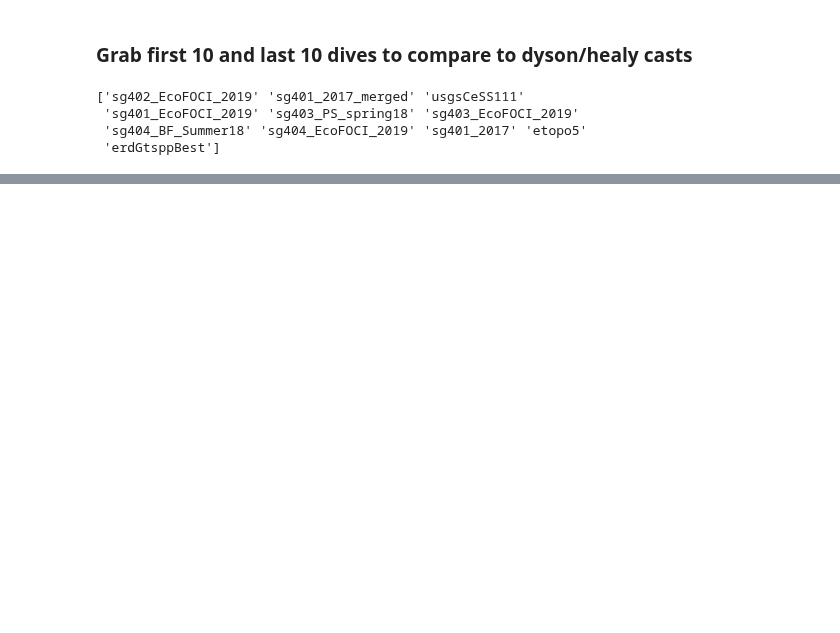
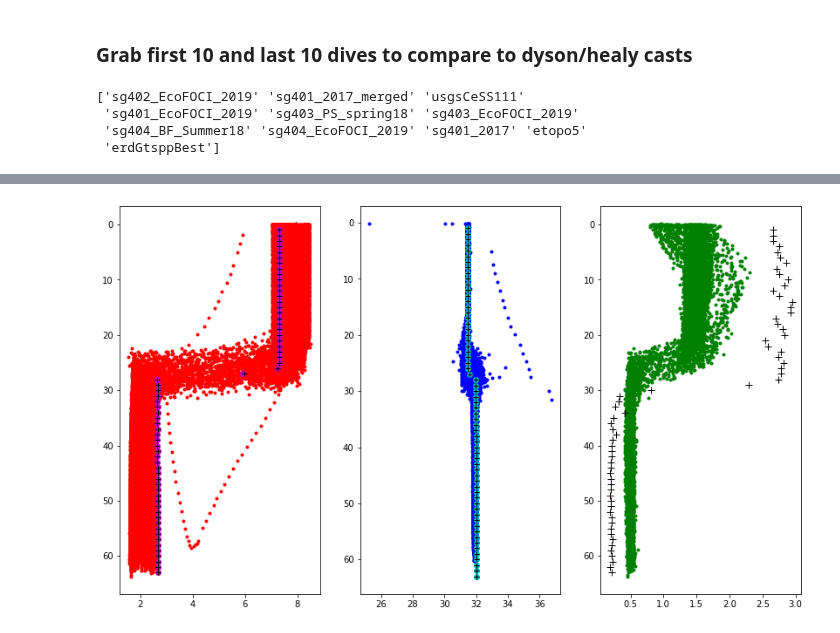
Before and after one commit to NOAA-PMEL/EcoFOCI_Jupyter_Notebooks, a Jupyter notebook: 2020/Ladd2020/2020Ladd_GRL_Reviewers.ipynb, the cells around one changed output, grey strips where cells are left out. Cells and saved outputs as stored; diff of their text form; code cells hidden in the pictures; blank space fills up the shorter version.

```diff
--- a/2020/Ladd2020/2020Ladd_GRL_Reviewers.ipynb
+++ b/2020/Ladd2020/2020Ladd_GRL_Reviewers.ipynb
@@ -78,0 +215,26 @@ df_m
+# %%
+#plot first - roughly following 6hours after deployment
+
+import matplotlib as mpl
+import matplotlib.pyplot as plt
+
+fig, ax = plt.subplots(1,2,figsize=(14, 18))
+
+ax=plt.subplot(231)
+plt.plot(df_m.temperature,df_m.depth,'r.')
+plt.plot(df_d.T_28,df_d.pressure,'mo',markersize=6)
+plt.plot(df_d.T2_35,df_d.pressure,'k+',markersize=6)
+ax.invert_yaxis()
+
+ax=plt.subplot(232)
+plt.plot(df_m.salinity,df_m.depth,'b.')
+plt.plot(df_d.S_41,df_d.pressure,'co',markersize=6)
+plt.plot(df_d.S_42,df_d.pressure,'k+',markersize=6)
+ax.invert_yaxis()
+
+ax=plt.subplot(233)
+plt.plot(df_m.wlbb2fl_sig695nm_adjusted,df_m.depth,'g.')
+plt.plot(df_d.F_903,df_d.pressure,'k+',markersize=8)
+ax.invert_yaxis()
+# %% [output]
+[figure, added]
```
Also changed, not shown: parts of 8 cells of this notebook.
